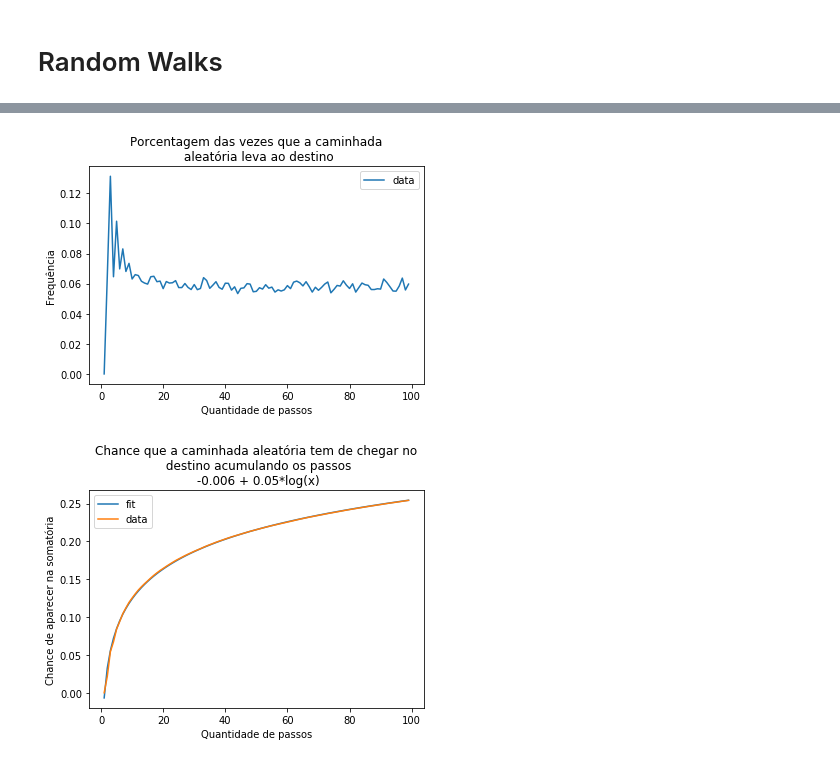
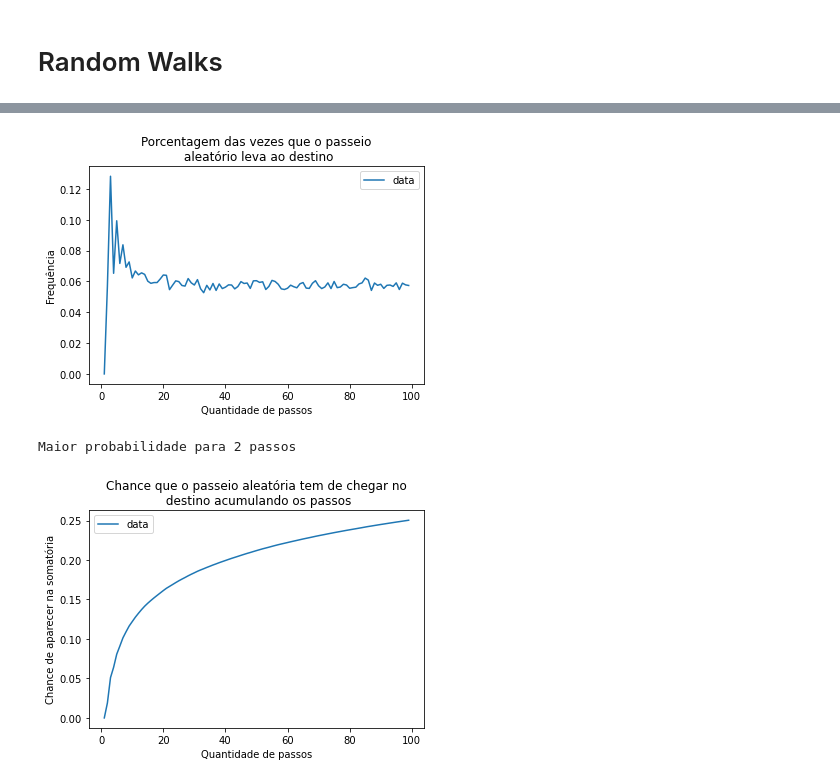
Before and after one commit to gioguarnieri/RedesComplexas, a Jupyter notebook: caracterizações_de_grafos.ipynb, the cells around one changed output, grey strips where cells are left out. Drawn from its saved outputs; the diff is of its cells as text; code cells hidden in the pictures.

```diff
--- a/caracterizações_de_grafos.ipynb
+++ b/caracterizações_de_grafos.ipynb
@@ -319,2 +346,15 @@ plt.show()
 # %%
-vul = vulnerability_comm(G)
+vul2 = vulnerability_comm(G)
+# %%
+x = list(GNX.nodes)
+vul3 = []
+for i in x:
+    vul3.append(vul2[i])
+# %%
+seila = int(len(vul)/2)
+for i in range(seila):
+    print(f"{i} & {round(vul[i],2)} & {round(vul2[i],2)} & {i+seila} & {round(vul[i+seila],2)} & {round(vul2[i+seila],2)}\\\\")
+
+np.array(vul) - np.array(vul2)
+
+print(max(vul), max(vul2))
@@ -348,24 +406,23 @@ def most_frequent(x, short):
     else:
         return list(vl).index(max(vl))
 def random_walk1(G, qtd=10000, steps=100, start=0, finish=1):
-    G = gr.Graph.Famous("zachary")
     freq = []
-    x = range(G.shortest_paths(start, finish)[0][0], steps)
+   # x = range(G.shortest_paths(start, finish)[0][0], steps)
     for i in range(qtd):
         walk = G.random_walk(start, steps)
         if finish in walk:
             freq.append(walk.index(finish))
     short = G.shortest_paths_dijkstra(start, finish)[0][0]
-    plt.title(f"De {start} para {finish}, depois de {qtd} caminhadas")
+    plt.title(f"De {start} para {finish}, depois de {qtd} passeios")
     plt.ylabel("Probabilidade")
-    plt.xlabel("Tamanho da caminhada")
+    plt.xlabel("Quantidade de Passos")
     ypoints=[min(freq) + (i/(steps-short)) * (max(freq)-min(freq)) for i in range(short, steps)]
     c, loc, scale = gev.fit(freq)
     mean, var, skew, kurt = gev.stats(c, moments = "mvsk")
     rv_gev = gev(c, loc=loc, scale=scale)
     gev_pdf = rv_gev.pdf(ypoints)
-    n, bins, patches = plt.hist(freq, bins = 100, density = True, label="freq")
-    plt.plot(range(short, 100), gev_pdf, label="gev")
+    n, bins, patches = plt.hist(freq, bins = 100-short, density = True, label="freq")
+    #plt.plot(range(short, 100), gev_pdf, label="gev")
     plt.legend()
     plt.show()
     print(f'Most frequent walk: {most_frequent(freq, short)+short} shortest path: {short}' )
@@ -384,21 +441,23 @@ def random_walk2(G, qtd=10000, steps=100, start=0, finish=1):
     summing.pop(0)
 
     plt.figure()
-    plt.title(f"Porcentagem das vezes que a caminhada\n aleatória leva ao destino")
+    plt.title(f"Porcentagem das vezes que o passeio\n aleatório leva ao destino")
     plt.xlabel("Quantidade de passos")
     plt.ylabel("Frequência")
     plt.plot(x, y, label="data")
     plt.legend()
     plt.show()
+    print(f"Maior probabilidade para {y.index(max(y))} passos")
 
 
     fit = scipy.optimize.curve_fit(lambda t,a,b: a+b*np.log(t),  x,  summing)
     yy = [(fit[0][0]+fit[0][1]*i) for i in np.log(x)]
     plt.figure()
-    plt.title(f"Chance que a caminhada aleatória tem de chegar no\n destino acumulando os passos\n {str(fit[0][0])[:6]} + {str(fit[0][1])[:4]}*log(x)")
+#     plt.title(f"Chance que o passeio aleatória tem de chegar no\n destino acumulando os passos\n {str(fit[0][0])[:6]} + {str(fit[0][1])[:4]}*log(x)")
+    plt.title(f"Chance que o passeio aleatória tem de chegar no\n destino acumulando os passos")
     plt.xlabel("Quantidade de passos")
     plt.ylabel("Chance de aparecer na somatória")
-    plt.plot(x, yy, label = "fit")
+    #plt.plot(x, yy, label = "fit")
     plt.plot(x, summing, label = "data")
     plt.legend()
     plt.show()
@@ -415,8 +474,9 @@ Most frequent walk: 12 shortest path: 2
 # %%
-random_walk2(G)
+random_walk2(G, start = 0, finish = 1)
 # %% [output]
-[figure, old version]
+[figure, new version]
+Maior probabilidade para 2 passos
-[figure, old version]
+[figure, new version]
 # %%
 random_walk2(G, start = 5, finish = 31)
 # %% [output]
```
Also changed, not shown: parts of 23 cells of this notebook.
